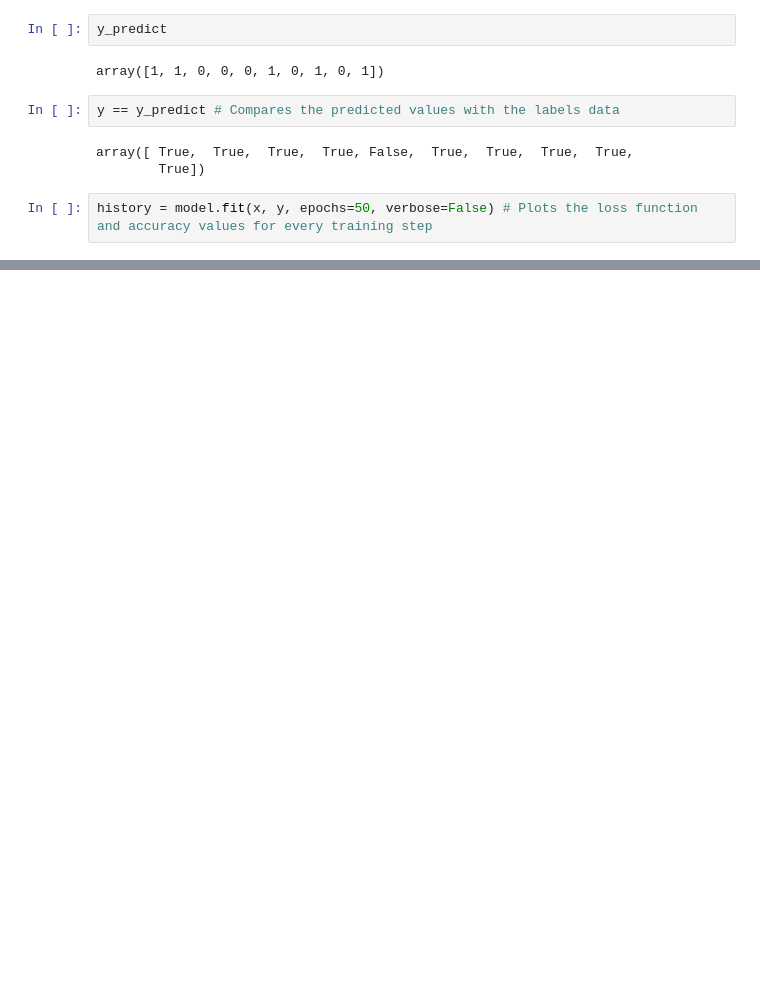
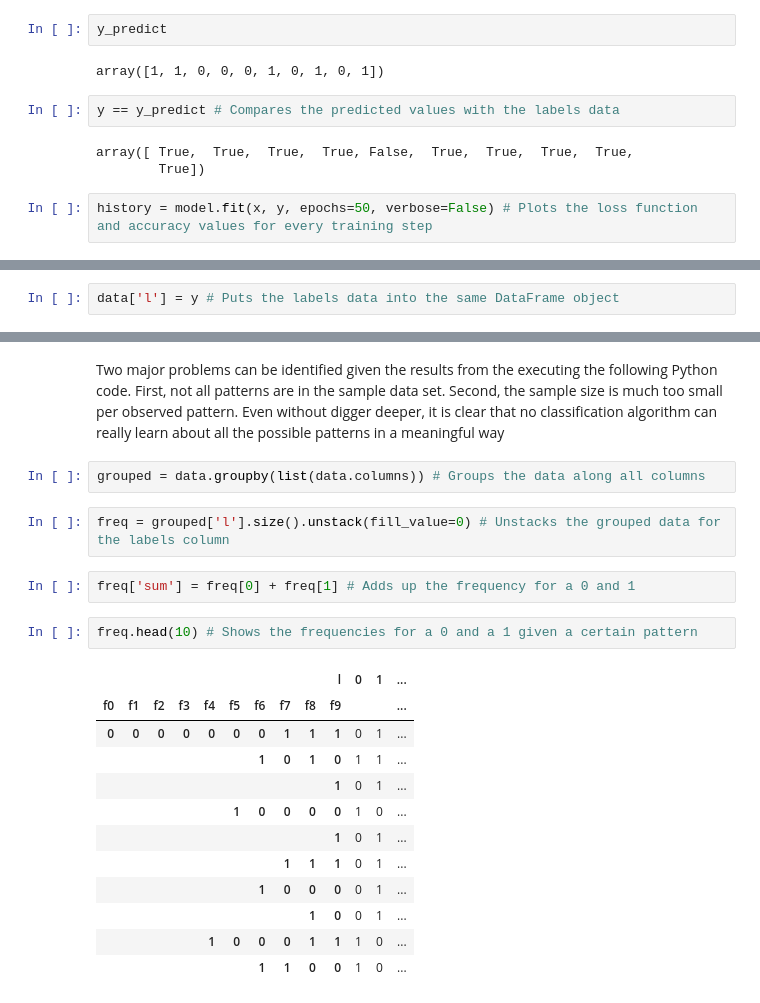
Before and after one commit to AlienX77-cmd/Artificial-Intelligence-in-Finance, a Jupyter notebook: Chapter_1_Artificial_Intelligence.ipynb, the cells around one changed output, grey strips where cells are left out. Saved outputs shown, nothing was run; the diff lists cells and outputs as text; blank space fills up the shorter version.

```diff
--- a/Chapter_1_Artificial_Intelligence.ipynb
+++ b/Chapter_1_Artificial_Intelligence.ipynb
@@ -476,0 +513,2 @@ show_history(history)
+# %%
+data['l'] = y # Puts the labels data into the same DataFrame object
@@ -476,0 +536,23 @@ show_history(history)
+# %% [markdown]
+Two major problems can be identified given the results from the executing the following Python code. First, not all patterns are in the sample data set. Second, the sample size is much too small per observed pattern. Even without digger deeper, it is clear that no classification algorithm can really learn about all the possible patterns in a meaningful way
+# %%
+grouped = data.groupby(list(data.columns)) # Groups the data along all columns
+# %%
+freq = grouped['l'].size().unstack(fill_value=0) # Unstacks the grouped data for the labels column
+# %%
+freq['sum'] = freq[0] + freq[1] # Adds up the frequency for a 0 and 1
+# %%
+freq.head(10) # Shows the frequencies for a 0 and a 1 given a certain pattern
+# %% [output]
+|  |  |  |  |  |  |  |  |  | l | 0 | 1 | ... |
+| f0 | f1 | f2 | f3 | f4 | f5 | f6 | f7 | f8 | f9 |  |  | ... |
+| 0 | 0 | 0 | 0 | 0 | 0 | 0 | 1 | 1 | 1 | 0 | 1 | ... |
+|  |  |  |  |  |  | 1 | 0 | 1 | 0 | 1 | 1 | ... |
+|  |  |  |  |  |  |  |  |  | 1 | 0 | 1 | ... |
+|  |  |  |  |  | 1 | 0 | 0 | 0 | 0 | 1 | 0 | ... |
+|  |  |  |  |  |  |  |  |  | 1 | 0 | 1 | ... |
+|  |  |  |  |  |  |  | 1 | 1 | 1 | 0 | 1 | ... |
+|  |  |  |  |  |  | 1 | 0 | 0 | 0 | 0 | 1 | ... |
+|  |  |  |  |  |  |  |  | 1 | 0 | 0 | 1 | ... |
+|  |  |  |  | 1 | 0 | 0 | 0 | 1 | 1 | 1 | 0 | ... |
+|  |  |  |  |  |  | 1 | 1 | 0 | 0 | 1 | 0 | ... |
```
Also changed, not shown: parts of 51 cells of this notebook.
